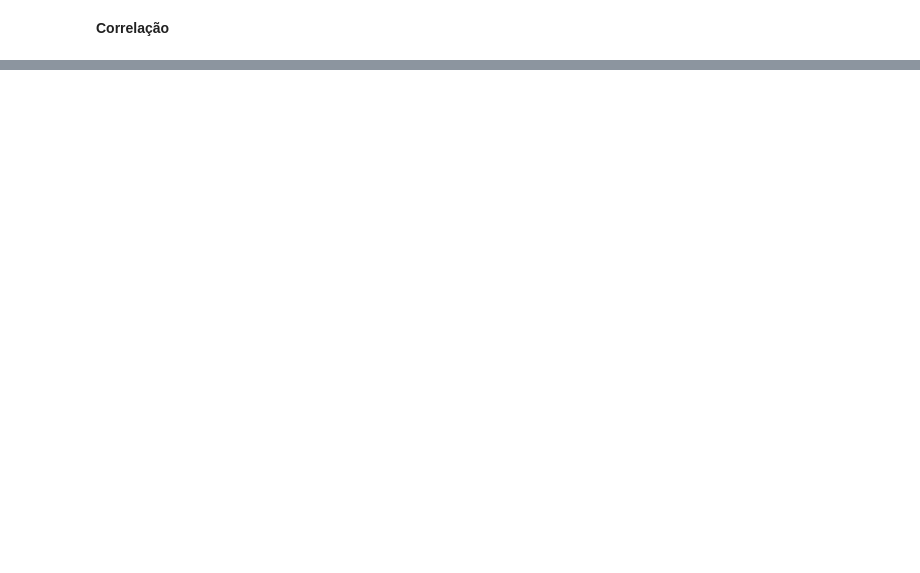
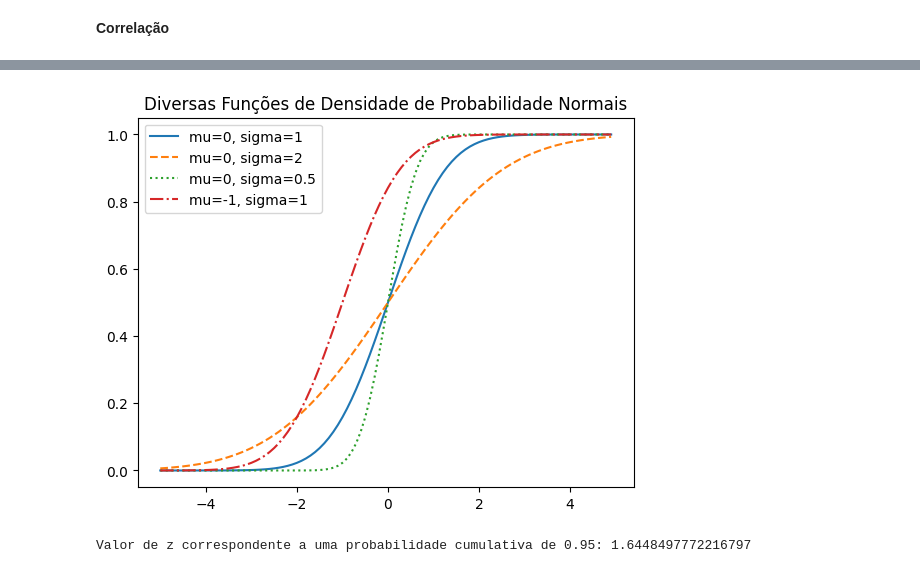
Before and after one commit to Dangelo-dev/Python, a Jupyter notebook: praticaDataScience.ipynb, the cells around one changed output, grey strips where cells are left out. Saved outputs shown, nothing was run; the diff lists cells and outputs as text; code cells hidden in the pictures; blank space fills up the shorter version.

```diff
--- a/praticaDataScience.ipynb
+++ b/praticaDataScience.ipynb
@@ -1277,0 +1312,16 @@ interquartile_range(num_friends) # 44
+# %%
+# as correlações podem ser enganosas quando as variáveis de confusão são ignoradas
+
+"""Alguns outros pontos de atenção sobre Correlação"""
+
+"""uma correlação de zero indica que não há uma relação linear entre as duas
+variáveis. Porém, pode haver vários tipos de relações."""
+# Por exemplo:
+x = [ -2, -1, 0, 1, 2 ]
+y = [ 2, 1, 0, 1, 2 ]
+# x e y possuem uma correlação zero. Mas, possuem uma relação.
+
+# a correlação não diz nada sobre o tamanho das relações. As variáveis:
+x = [-2, 1, 0, 1, 2]
+y = [99.98, 99.99, 100, 100.01, 100.02]
+# estão perfeitamente correlacionadas, mas é bem possível que essa relação não seja interessante
@@ -1277,0 +1404,52 @@ interquartile_range(num_friends) # 44
+# %%
+# a função de distribuição cumulativa para distribuição normal não pode ser escrita de maneira "elementar", mas podemos:
+def normal_cdf(x, mu=0, sigma=1):
+    return (1 + math.erf((x - mu) / math.sqrt(2) / sigma)) / 2
+
+# sendo assim:
+xs = [x / 10.0 for x in range(-50, 50)]
+plt.plot(xs,[normal_cdf(x, sigma=1) for x in xs],'-',label='mu=0, sigma=1')
+plt.plot(xs, [normal_cdf(x, sigma=2) for x in xs],'--', label='mu=0, sigma=2')
+plt.plot(xs, [normal_cdf(x, sigma=0.5) for x in xs],':', label='mu=0, sigma=0.5')
+plt.plot(xs, [normal_cdf(x, mu=-1) for x in xs],'-.', label='mu=-1, sigma=1')
+plt.legend()
+plt.title("Diversas Funções de Densidade de Probabilidade Normais")
+plt.show()
+# %% [output]
+[figure, added]
+# %%
+"""algumas vezes é preciso inverter normal_cdf para encontrar o valor
+corresponde à probabilidade especificada. Não existe uma formula simples de
+computar o inverso, portanto, podemos usar uma busca binária"""
+
+"""encontra o inverso mais próximo usando a busca binária"""
+# se não for padrão, computa o padrão e redimensiona
+
+"""A função divide em dois intervalos repetidamente até diminuir para um Z
+próximo o suficiente da probabilidade desejada."""
+def inverse_normal_cdf(p, mu=0, sigma=1, tolerance=0.00001):
+    if mu != 0 or sigma != 1:
+        return mu + sigma * inverse_normal_cdf(p, tolerance=tolerance)
+
+    low_z, low_p = -10.0, 0.0 # normal_cdf(-10) está (muito perto de) 0
+    hi_z, hi_p = 10.0, 1 # normal_cdf(10) está (muito perto de) 1
+
+    while hi_z - low_z > tolerance:
+        mid_z = (low_z + hi_z) / 2 # considera o ponto do meio e o valor da
+        mid_p = normal_cdf(mid_z) # função de distribuição cumulativa lá
+        if mid_p < p:
+            # o ponto do meio ainda está baixo, procura acima
+            low_z, low_p = mid_z, mid_p
+        elif mid_p > p:
+            # o ponto do meio ainda está alto, procura abaixo
+            hi_z, hi_p = mid_z, mid_p
+        else:
+            break
+
+    return mid_z
+
+# Testando a função com uma probabilidade cumulativa de 0.95
+z = inverse_normal_cdf(0.95)
+print("Valor de z correspondente a uma probabilidade cumulativa de 0.95:", z)
+# %% [output]
+Valor de z correspondente a uma probabilidade cumulativa de 0.95: 1.6448497772216797
```
Also changed, not shown: parts of 17 cells of this notebook.
